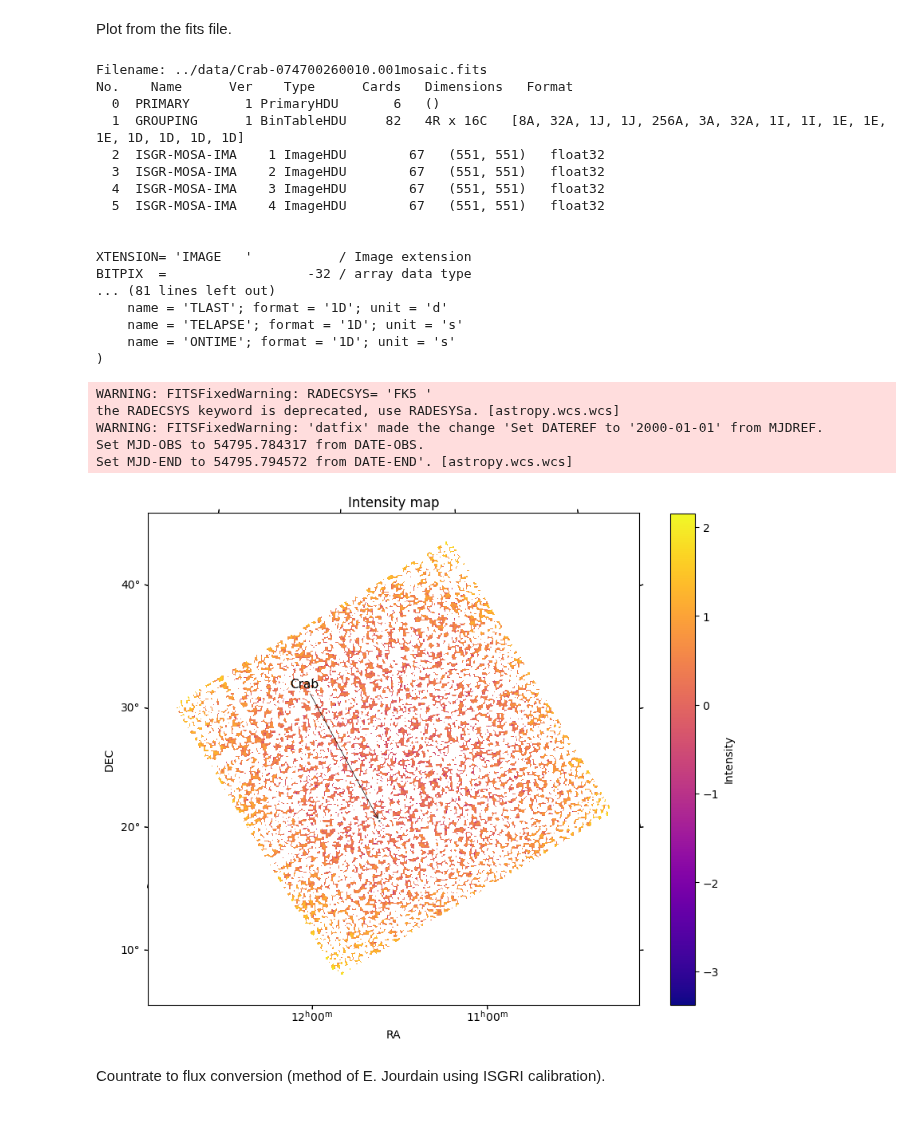
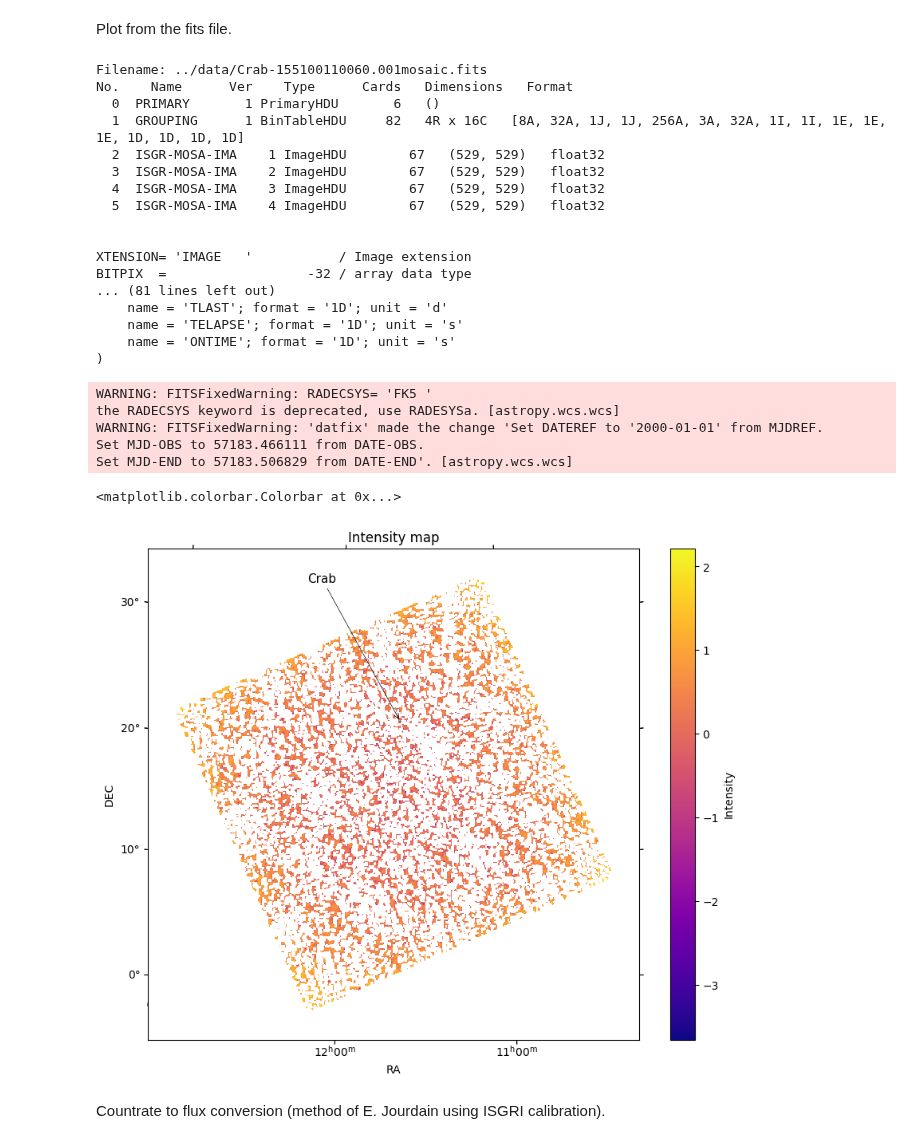
Before and after one commit to interstellxr/jupiter-xray-analysis, a Jupyter notebook: jupiter-xrays/CrabAnalysis.ipynb, the cells around one changed output. Drawn from its saved outputs; the diff is of its cells as text; code cells hidden in the pictures.

```diff
--- a/jupiter-xrays/CrabAnalysis.ipynb
+++ b/jupiter-xrays/CrabAnalysis.ipynb
@@ -143,7 +143,8 @@ Set MJD-END to 54795.794572 from DATE-END'. [astropy.wcs.wcs]
 # %% [markdown]
 Plot from the fits file.
 # %%
-fits_file = f"../data/Crab-{scw_pick}"+"mosaic.fits"
+#fits_file = f"../data/Crab-{scw_pick}"+"mosaic.fits"
+fits_file = f"../data/Crab-155100110060.001"+"mosaic.fits"
 
 pick = 2  # 2 for image, 3 for variance, 4 for significance and 5 for exposure map
 
@@ -170,7 +171,7 @@ im = ax.imshow(np.log10(image_data), cmap='plasma', origin='lower')
 ax.set_xlabel('RA')
 ax.set_ylabel('DEC')
 
-x, y = wcs.all_world2pix(ra, dec, 1)
+x, y = wcs.all_world2pix(ra, dec, 0)
 
 pixel_scale = CD1 * 3600  # pixel size in arcseconds (|CD1_1| from fits header)
 circle_radius_pixels = 7 * 60 / pixel_scale / 2
@@ -189,42 +190,43 @@ ax.annotate(
 
 title = ""
 if pick == 2:
     title = "Intensity"
 elif pick == 3:
     title = "Variance"
 elif pick == 4:
     title = "Significance"
 elif pick == 5:
     title = "Exposure"
 
 plt.title(title+" map")
 plt.colorbar(im, label="Intensity")
 
-plt.savefig(f"../data/{scw_pick}"+"_"+f"{title}.pdf", format='pdf', bbox_inches='tight')
+#plt.savefig(f"../data/{scw_pick}"+"_"+f"{title}.pdf", format='pdf', bbox_inches='tight')
 # %% [output]
-Filename: ../data/Crab-074700260010.001mosaic.fits
+Filename: ../data/Crab-155100110060.001mosaic.fits
 No.    Name      Ver    Type      Cards   Dimensions   Format
   0  PRIMARY       1 PrimaryHDU       6   ()
   1  GROUPING      1 BinTableHDU     82   4R x 16C   [8A, 32A, 1J, 1J, 256A, 3A, 32A, 1I, 1I, 1E, 1E, 1E, 1D, 1D, 1D, 1D]
-  2  ISGR-MOSA-IMA    1 ImageHDU        67   (551, 551)   float32
-  3  ISGR-MOSA-IMA    2 ImageHDU        67   (551, 551)   float32
-  4  ISGR-MOSA-IMA    3 ImageHDU        67   (551, 551)   float32
-  5  ISGR-MOSA-IMA    4 ImageHDU        67   (551, 551)   float32
+  2  ISGR-MOSA-IMA    1 ImageHDU        67   (529, 529)   float32
+  3  ISGR-MOSA-IMA    2 ImageHDU        67   (529, 529)   float32
+  4  ISGR-MOSA-IMA    3 ImageHDU        67   (529, 529)   float32
+  5  ISGR-MOSA-IMA    4 ImageHDU        67   (529, 529)   float32
 
 
 XTENSION= 'IMAGE   '           / Image extension
 BITPIX  =                  -32 / array data type
 ... (81 lines left out)
     name = 'TLAST'; format = '1D'; unit = 'd'
     name = 'TELAPSE'; format = '1D'; unit = 's'
     name = 'ONTIME'; format = '1D'; unit = 's'
 )
 WARNING: FITSFixedWarning: RADECSYS= 'FK5 '
 the RADECSYS keyword is deprecated, use RADESYSa. [astropy.wcs.wcs]
 WARNING: FITSFixedWarning: 'datfix' made the change 'Set DATEREF to '2000-01-01' from MJDREF.
-Set MJD-OBS to 54795.784317 from DATE-OBS.
-Set MJD-END to 54795.794572 from DATE-END'. [astropy.wcs.wcs]
+Set MJD-OBS to 57183.466111 from DATE-OBS.
+Set MJD-END to 57183.506829 from DATE-END'. [astropy.wcs.wcs]
+<matplotlib.colorbar.Colorbar at 0x...>
-[figure, old version]
+[figure, new version]
 # %% [markdown]
 Countrate to flux conversion (method of E. Jourdain using ISGRI calibration).
 # %%
```
Also changed, not shown: parts of 1 cell of this notebook.
